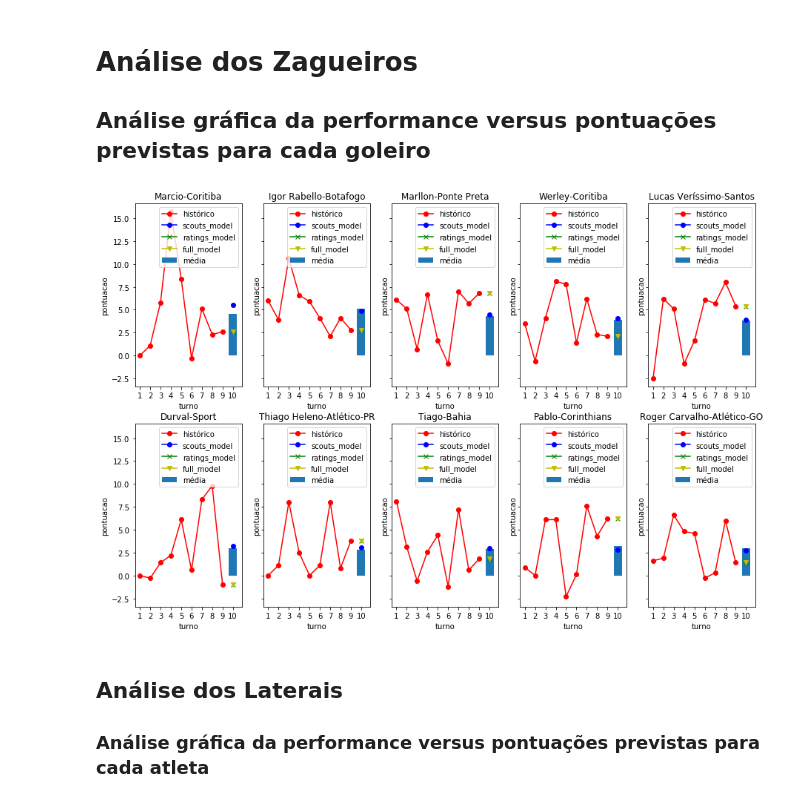
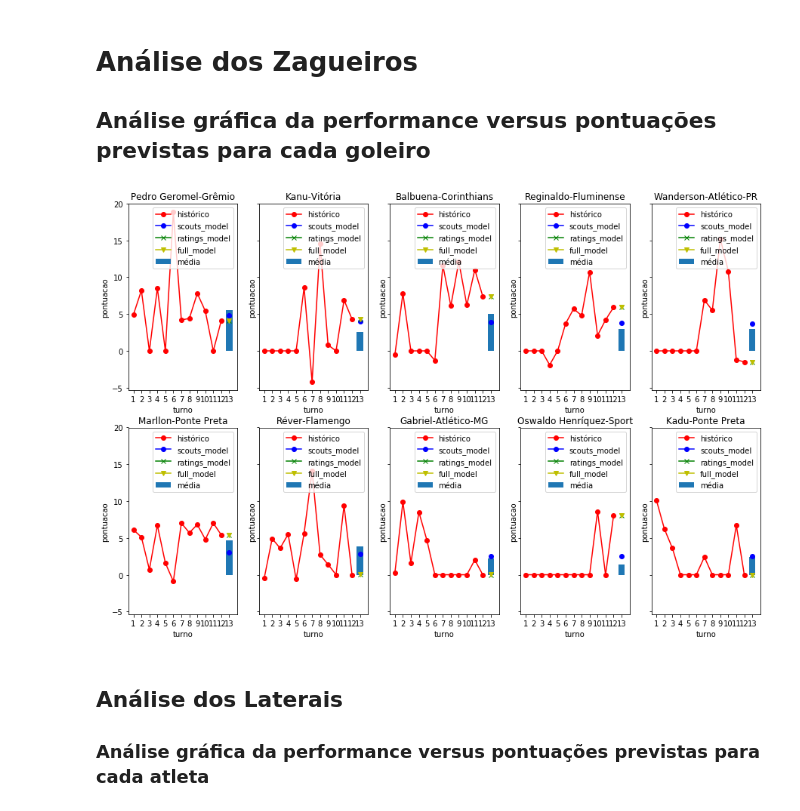
Before and after one commit to markuvinicius/cartolafc-ml, a Jupyter notebook: Cartola Data Analysis.ipynb, the cells around one changed output. Cells and saved outputs as stored; diff of their text form; code cells hidden in the pictures.

```diff
--- a/Cartola Data Analysis.ipynb
+++ b/Cartola Data Analysis.ipynb
@@ -19,7 +19,7 @@ reload(sys)
 sys.setdefaultencoding('utf8')
 
 #constante que define o número da rodada atual do campeonato
-rodada_atual = 10
+rodada_atual = 13
 
 #constante que define o número de partidas que o atleta deve ter jogado para ser sugerido
 # <75% dos jogos>
@@ -29,20 +29,4 @@ num_min_matches = (rodada_atual-1)*0.75
 std_max=2
 
 #constante de valor máximo por posição
-max_value = (156)/12
-
-#identificação dos jogadores do time
-meu_time=[
-            "Fábio",
-            "Márcio",
-            "Werley",
-            "Igor Rabello",
-            "Michel",
-            "Mateus Vital",
-            "Luiz Antonio",
-            "Rodrigo Lindoso",
-            "Maycon",
-            "Jô",
-            "Arthur"
-            "Vanderlei Luxemburgo"
-          ]
+max_value = (109.43)/12
@@ -49,5 +36,5 @@ meu_time=[
 # %% [markdown]
 ## Import dos dados obtidos do cartola para o graphlab
 # %%
-data = graphlab.SFrame('atl1.csv')
+data = graphlab.SFrame('atletas2.csv')
 # %% [output]
@@ -67,7 +58,7 @@ min_scouts = ["FD","G","CA","FC","FS","DD","GS","PP",
                "SG","CV","FT","A","PE","RB","DP","I","FF"]
 
 #apenas features de ratings passados (até rodada atual)
-ratings_scouts = [ "R{}".format(x) for x in range(1,rodada_atual) ]
+ratings_scouts = [ "R{}".format(x) for x in range(1,rodada_atual-1) ]
 
 data = data.dropna(columns=ratings_scouts,how='any')
 
@@ -199,7 +190,8 @@ scouts_model = graphlab.linear_regression.create(
                                                     dataset=train_data,
                                                     target='ultima_pontuacao',
                                                     features=min_scouts,
-                                                    validation_set=test_data
+                                                    validation_set=test_data,
+                                                    verbose=False
                                                 )
 
 # modelo com apenas os ratings de cada atleta
@@ -207,7 +199,8 @@ ratings_model = graphlab.linear_regression.create(
                                                     dataset=train_data,
                                                     target='ultima_pontuacao',
                                                     features=ratings_scouts,
-                                                    validation_set=test_data
+                                                    validation_set=test_data,
+                                                    verbose=False
                                                 )
 
 # modelo com apenas todas as features (scout + histórico de ratings)
@@ -215,5 +208,6 @@ full_model = graphlab.linear_regression.create(
                                                 dataset=train_data,
                                                 target='ultima_pontuacao',
                                                 features=feat_scouts,
-                                                validation_set=test_data
+                                                validation_set=test_data,
+                                                verbose=False
                                             )
@@ -391,15 +334,15 @@ plot_position_graph(goleiros)
 # %%
 zagueiros = data[
                     (data['posicao']=='Zagueiro') &
-                    (data['status']=='Provável') &
-                    (data['MC']>=num_min_matches) &
-                    (data['P{}'.format(rodada_atual-1)] <= max_value )
+                    (data['status']=='Provável') #&
+                    #(data['MC']>=num_min_matches) &
+                    #(data['P{}'.format(rodada_atual-1)] <= max_value )
                 ]
 zagueiros = zagueiros.sort(['pd1','pd2','pd3'],ascending=False)[0:10]#.sort('STD',ascending=True)
 
 plot_position_graph(zagueiros)
 # %% [output]
-[figure, old version]
+[figure, new version]
 # %% [markdown]
 ## Análise dos Laterais
 
```
Also changed, not shown: parts of 16 cells of this notebook, 18 other files.
